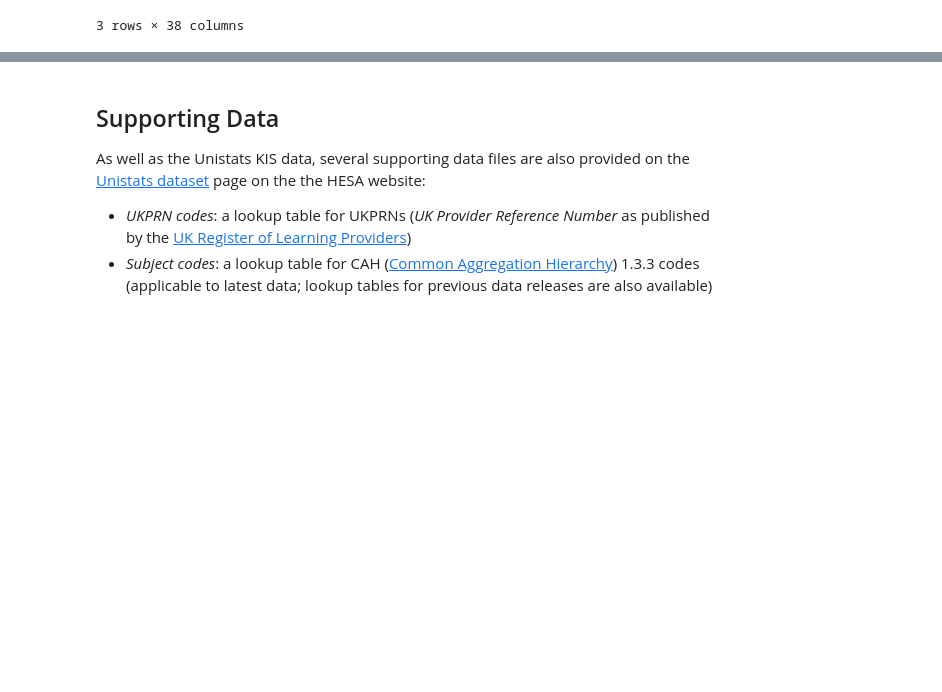
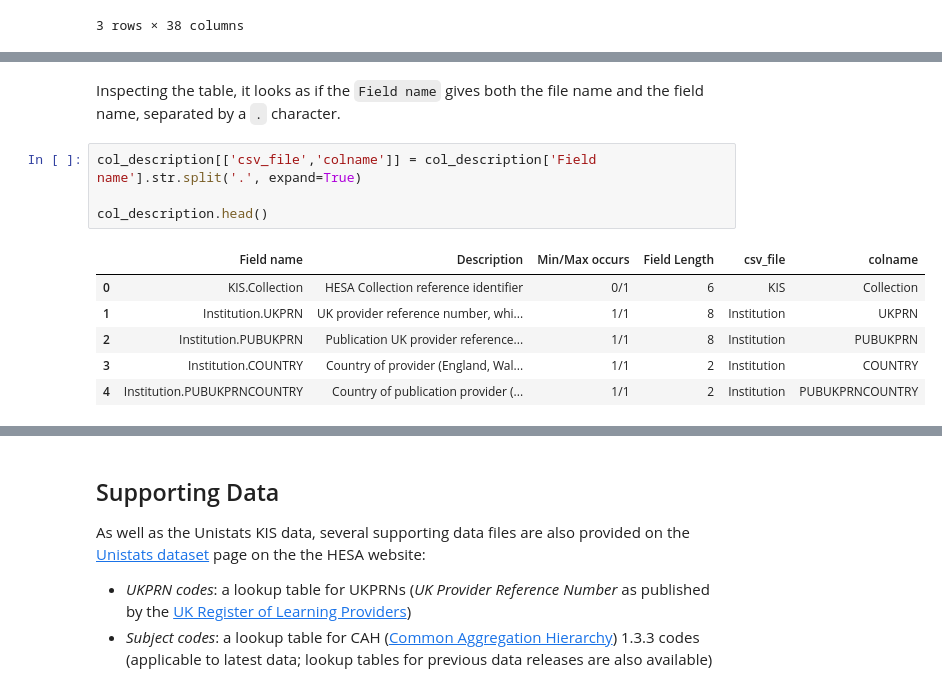
Before and after one commit to ConversationsWithData/unistats, a Jupyter notebook: 01.1 unistats - download.ipynb, the cells around one changed output, grey strips where cells are left out. Saved outputs shown, nothing was run; the diff lists cells and outputs as text; blank space fills up the shorter version.

```diff
--- a/01.1 unistats - download.ipynb
+++ b/01.1 unistats - download.ipynb
@@ -152,0 +195,13 @@ kis_course_df.head(3)
+# %% [markdown]
+Inspecting the table, it looks as if the `Field name` gives both the file name and the field name, separated by a `.` character.
+# %%
+col_description[['csv_file','colname']] = col_description['Field name'].str.split('.', expand=True)
+
+col_description.head()
+# %% [output]
+|  | Field name | Description | Min/Max occurs | Field Length | csv_file | colname |
+| 0 | KIS.Collection | HESA Collection reference identifier | 0/1 | 6 | KIS | Collection |
+| 1 | Institution.UKPRN | UK provider reference number, whi... | 1/1 | 8 | Institution | UKPRN |
+| 2 | Institution.PUBUKPRN | Publication UK provider reference... | 1/1 | 8 | Institution | PUBUKPRN |
+| 3 | Institution.COUNTRY | Country of provider (England, Wal... | 1/1 | 2 | Institution | COUNTRY |
+| 4 | Institution.PUBUKPRNCOUNTRY | Country of publication provider (... | 1/1 | 2 | Institution | PUBUKPRNCOUNTRY |
```
Also changed, not shown: parts of 8 cells of this notebook.
